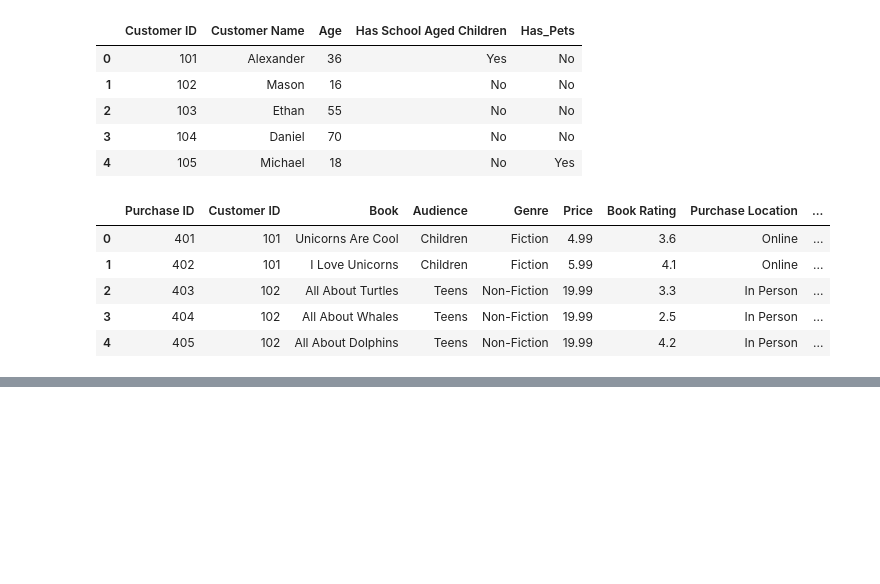
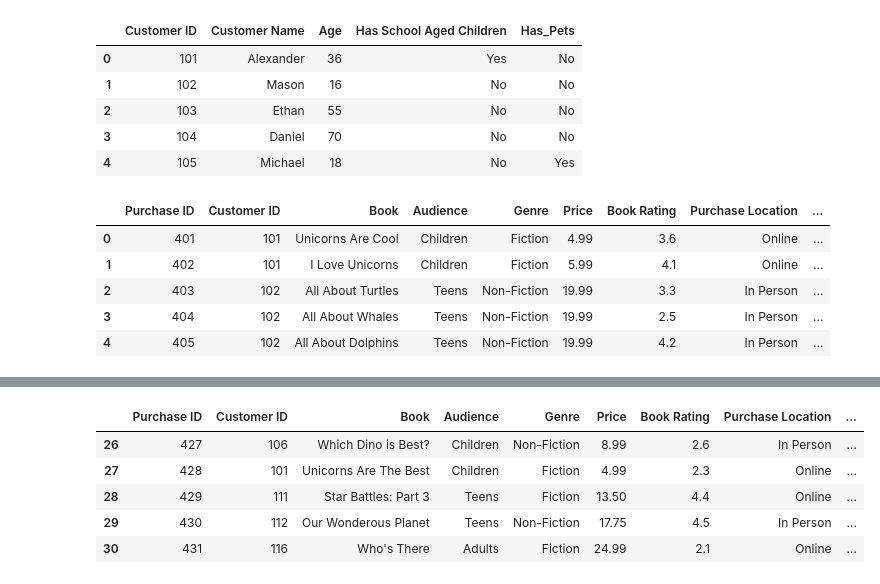
Before and after one commit to Jdalarmi/DataScience, a Jupyter notebook: app/Preparing_for_modeling/Concepts_Analysis.ipynb, the cells around one changed output, grey strips where cells are left out. Saved outputs shown, nothing was run; the diff lists cells and outputs as text; code cells hidden in the pictures; blank space fills up the shorter version.

```diff
--- a/app/Preparing_for_modeling/Concepts_Analysis.ipynb
+++ b/app/Preparing_for_modeling/Concepts_Analysis.ipynb
@@ -66,0 +93,10 @@ df.head()
+# %%
+df_april_may = df[df["Purchase Date"].dt.month < 6]
+df_april_may.tail()
+# %% [output]
+|  | Purchase ID | Customer ID | Book | Audience | Genre | Price | Book Rating | Purchase Location | ... |
+| 26 | 427 | 106 | Which Dino is Best? | Children | Non-Fiction | 8.99 | 2.6 | In Person | ... |
+| 27 | 428 | 101 | Unicorns Are The Best | Children | Fiction | 4.99 | 2.3 | Online | ... |
+| 28 | 429 | 111 | Star Battles: Part 3 | Teens | Fiction | 13.50 | 4.4 | Online | ... |
+| 29 | 430 | 112 | Our Wonderous Planet | Teens | Non-Fiction | 17.75 | 4.5 | In Person | ... |
+| 30 | 431 | 116 | Who's There | Adults | Fiction | 24.99 | 2.1 | Online | ... |
```
Also changed, not shown: parts of 7 cells of this notebook.
